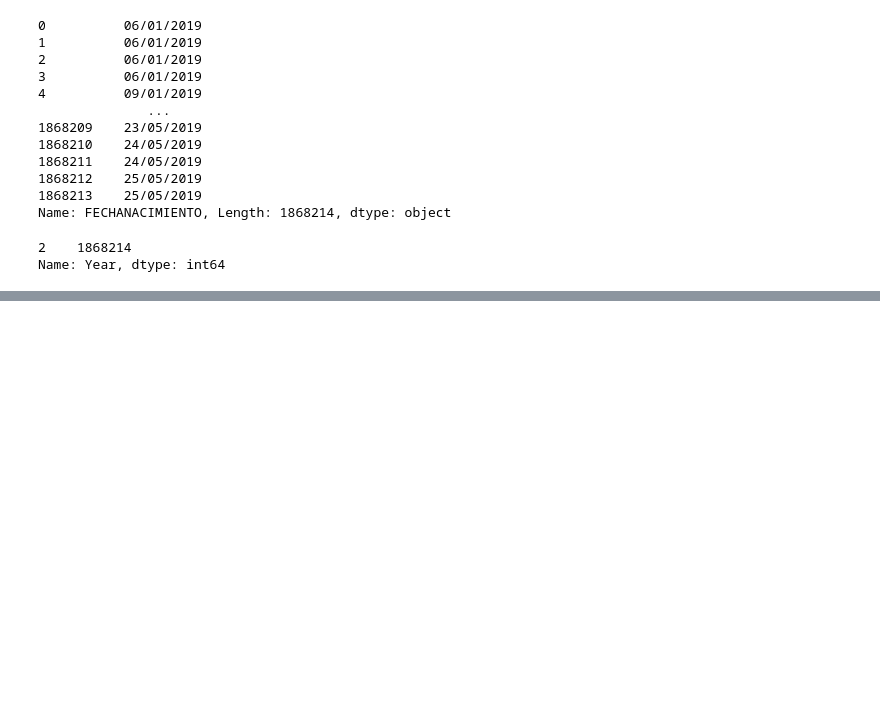
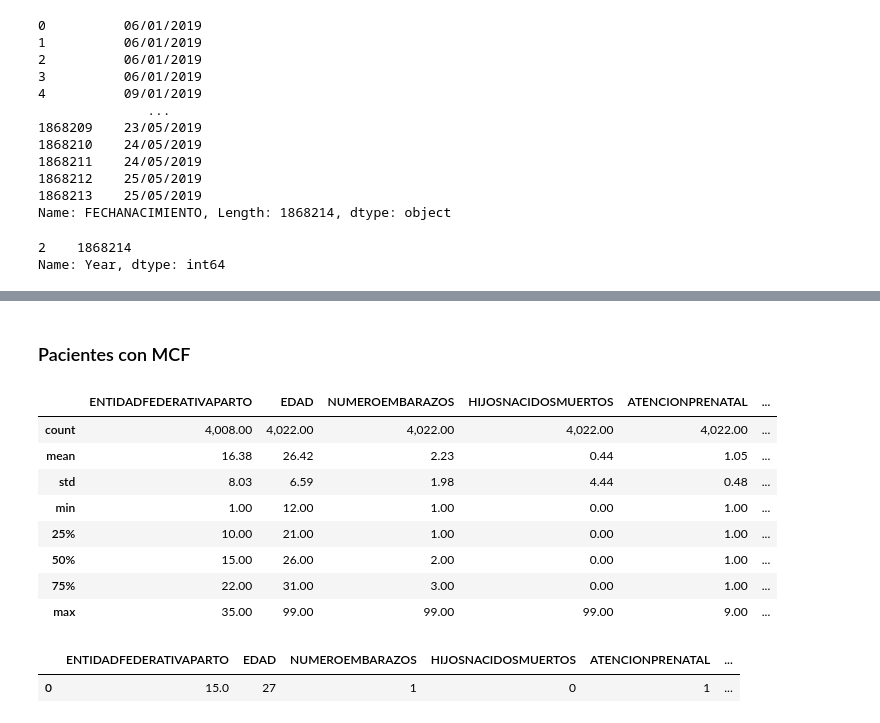
Before and after one commit to tlacloc/analisis-defunciones-nacimientos-2022, a Jupyter notebook: 2019_nacimientos.ipynb, the cells around one changed output, grey strips where cells are left out. Cells and saved outputs as stored; diff of their text form; code cells hidden in the pictures; blank space fills up the shorter version.

```diff
--- a/2019_nacimientos.ipynb
+++ b/2019_nacimientos.ipynb
@@ -631,6 +964,7 @@ df[key] = None
 df[key].mask((df[etiqueta] >= 7) & (df[etiqueta] <= 10), 1, inplace=True)
 df[key].mask((df[etiqueta] >= 4) & (df[etiqueta] <= 6), 2, inplace=True)
 df[key].mask((df[etiqueta] >= 0) & (df[etiqueta] <= 3), 3, inplace=True)
+df[key].mask((df[etiqueta] == 99), 4, inplace=True)
 df[key].value_counts()
 # %% [output]
 1    1832655
@@ -651,6 +995,7 @@ df[key].mask(df[etiqueta] == 0, 0, inplace=True)
 df[key].mask((df[etiqueta] >= 1) & (df[etiqueta] <= 3), 1, inplace=True)
 df[key].mask((df[etiqueta] >= 4) & (df[etiqueta] <= 6), 2, inplace=True)
 df[key].mask((df[etiqueta] >= 7) & (df[etiqueta] <= 10), 3, inplace=True)
+df[key].mask((df[etiqueta] == 99), 4, inplace=True)
 df[key].value_counts()
 # %% [output]
 0    1661679
@@ -668,12 +1025,13 @@ Name: Puntaje silverman, dtype: int64
 # %%
 etiqueta = 'RESOLUCIONEMBARAZO'
 key = "Procedimiento para resolucion"
+otro = [3, 8]
 df[key] = None
-df[key].mask(df[etiqueta] == 0, 5, inplace=True)
 df[key].mask(df[etiqueta] == 1, 1, inplace=True)
 df[key].mask(df[etiqueta] == 2, 2, inplace=True)
 df[key].mask(df[etiqueta] == 3, 3, inplace=True)
-df[key].mask(df[etiqueta] == 4, 8, inplace=True)
+df[key].mask(df[etiqueta].isin(otro), 4, inplace=True)
+df[key].mask(df[etiqueta] == 9, 5, inplace=True)
 
 df[key].value_counts()
 # %% [output]
@@ -714,7 +1081,7 @@ df[etiqueta] = pd.to_datetime(df['FECHANACIMIENTO'], format='%d/%m/%Y').dt.strft
 key = 'Year'
 format = '01/01/' + year
 df[key] = None
-df[key].mask(df[etiqueta] >= format, 2, inplace=True)
+df[key].mask(df[etiqueta] >= format, year_key[year], inplace=True)
 df[key].value_counts()
 # %% [output]
 2    1868214
@@ -724,0 +1123,20 @@ df.to_csv(fileName, index=False)
+# %% [markdown]
+### Pacientes con MCF
+# %%
+label = "MCC-General"
+df[df[label] == 1].describe().applymap('{:,.2f}'.format)
+# %% [output]
+|  | ENTIDADFEDERATIVAPARTO | EDAD | NUMEROEMBARAZOS | HIJOSNACIDOSMUERTOS | ATENCIONPRENATAL | ... |
+| count | 4,008.00 | 4,022.00 | 4,022.00 | 4,022.00 | 4,022.00 | ... |
+| mean | 16.38 | 26.42 | 2.23 | 0.44 | 1.05 | ... |
+| std | 8.03 | 6.59 | 1.98 | 4.44 | 0.48 | ... |
+| min | 1.00 | 12.00 | 1.00 | 0.00 | 1.00 | ... |
+| 25% | 10.00 | 21.00 | 1.00 | 0.00 | 1.00 | ... |
+| 50% | 15.00 | 26.00 | 2.00 | 0.00 | 1.00 | ... |
+| 75% | 22.00 | 31.00 | 3.00 | 0.00 | 1.00 | ... |
+| max | 35.00 | 99.00 | 99.00 | 99.00 | 9.00 | ... |
+# %%
+df[df[label] == 1].mode(numeric_only=True)
+# %% [output]
+|  | ENTIDADFEDERATIVAPARTO | EDAD | NUMEROEMBARAZOS | HIJOSNACIDOSMUERTOS | ATENCIONPRENATAL | ... |
+| 0 | 15.0 | 27 | 1 | 0 | 1 | ... |
```
Also changed, not shown: parts of 89 cells of this notebook.
